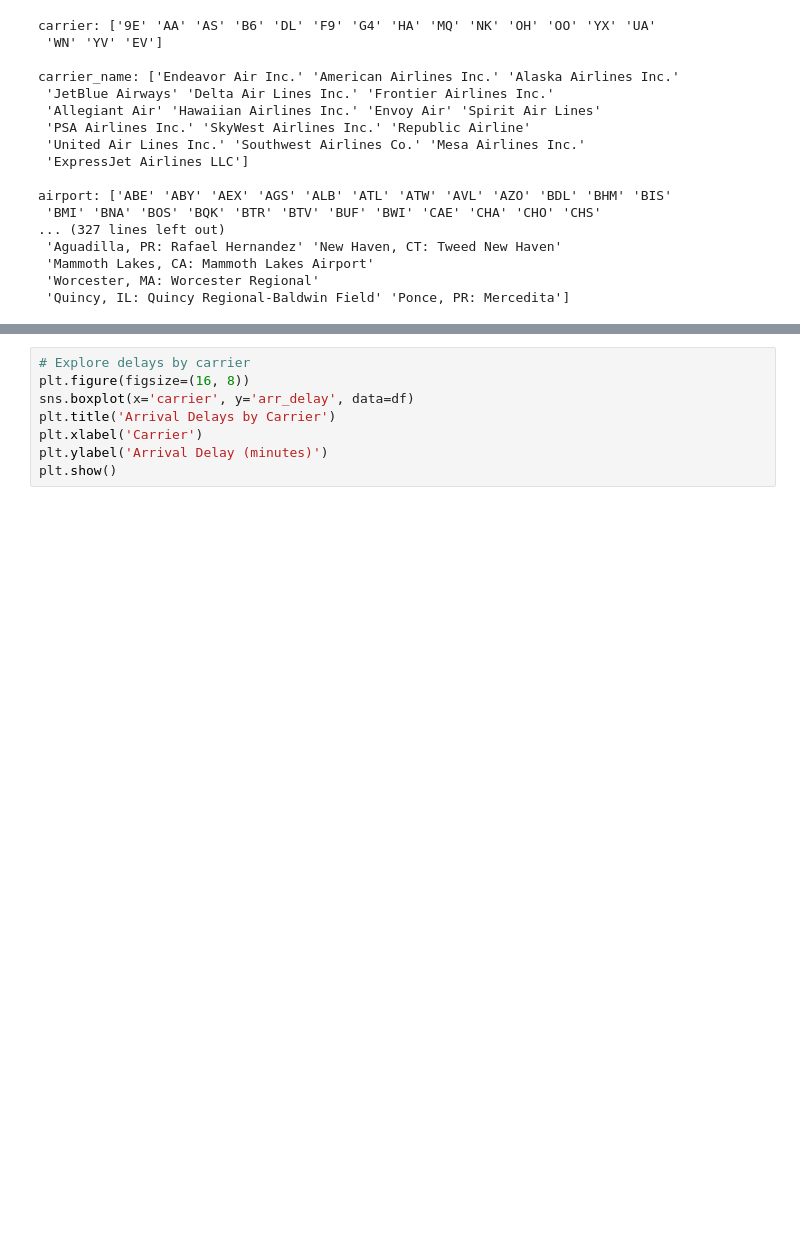
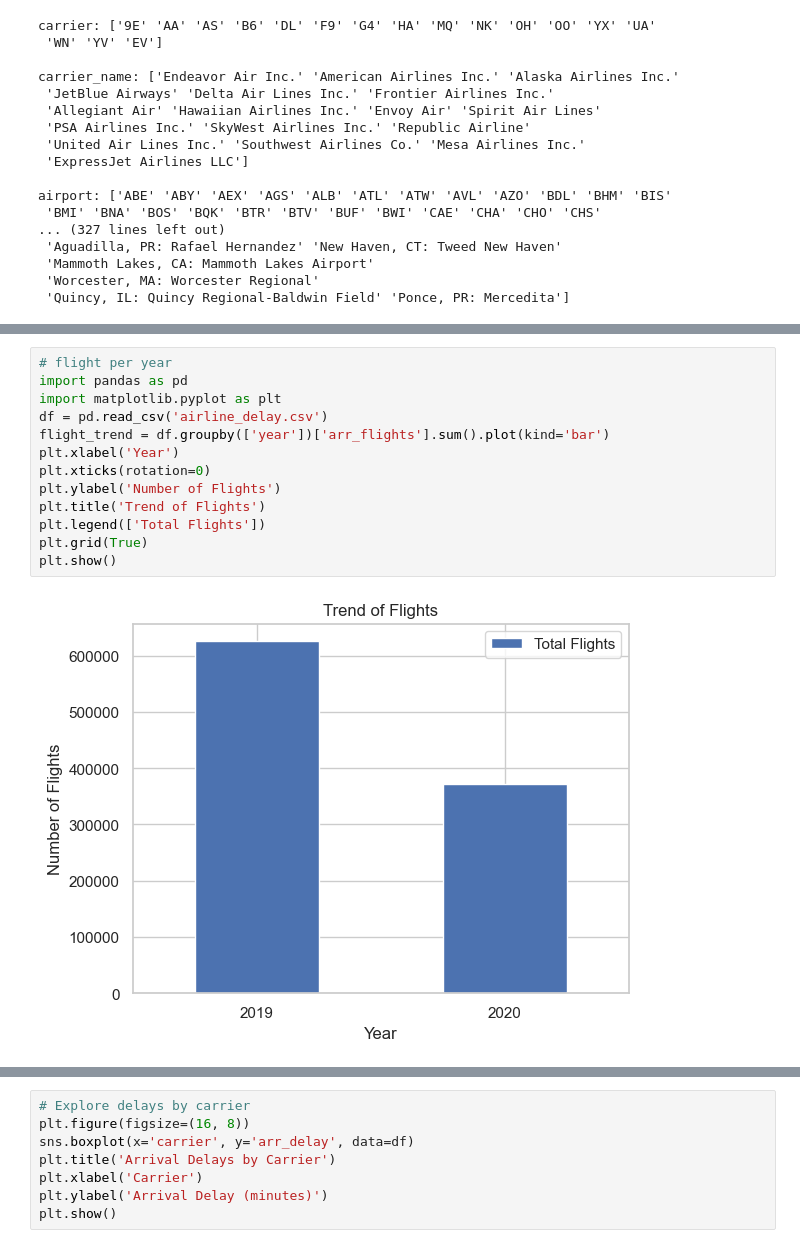
Before and after one commit to SifatNiloy/airline_delay_analysis, a Jupyter notebook: airline_delay.ipynb, the cells around one changed output, grey strips where cells are left out. Saved outputs shown, nothing was run; the diff lists cells and outputs as text; blank space fills up the shorter version.

```diff
--- a/airline_delay.ipynb
+++ b/airline_delay.ipynb
@@ -129,0 +201,15 @@ Successfully installed contourpy-1.2.0 cycler-0.12.1 fonttools-4.49.0 kiwisolver
+# %%
+# flight per year
+import pandas as pd
+import matplotlib.pyplot as plt
+df = pd.read_csv('airline_delay.csv')
+flight_trend = df.groupby(['year'])['arr_flights'].sum().plot(kind='bar')
+plt.xlabel('Year')
+plt.xticks(rotation=0)
+plt.ylabel('Number of Flights')
+plt.title('Trend of Flights')
+plt.legend(['Total Flights'])
+plt.grid(True)
+plt.show()
+# %% [output]
+[figure, added]
```
Also changed, not shown: parts of 16 cells of this notebook.
